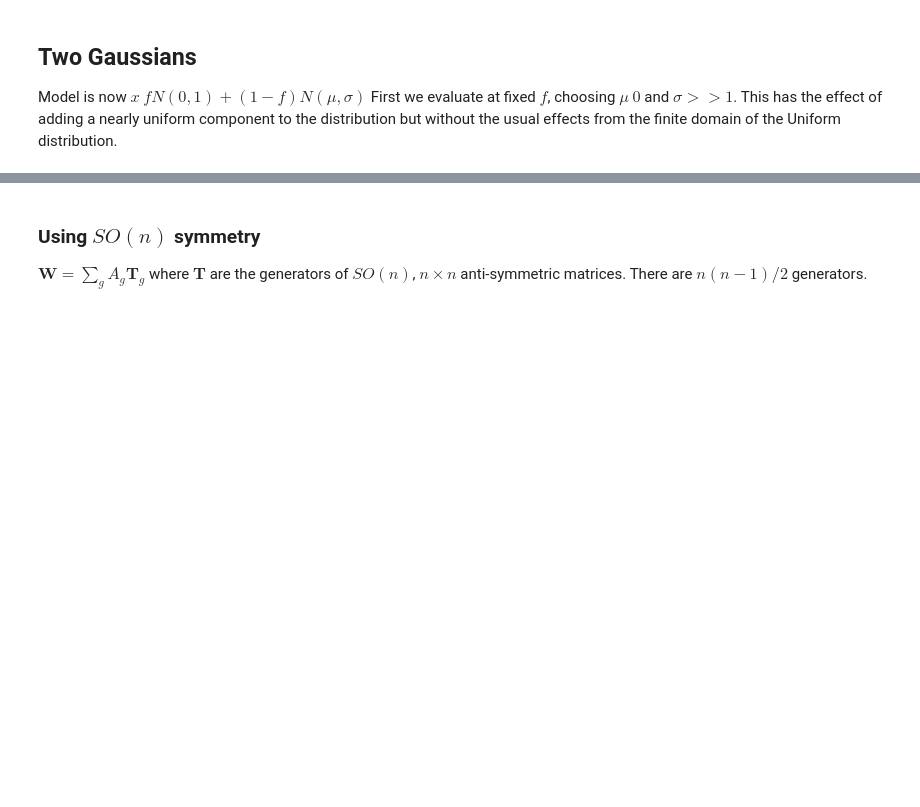
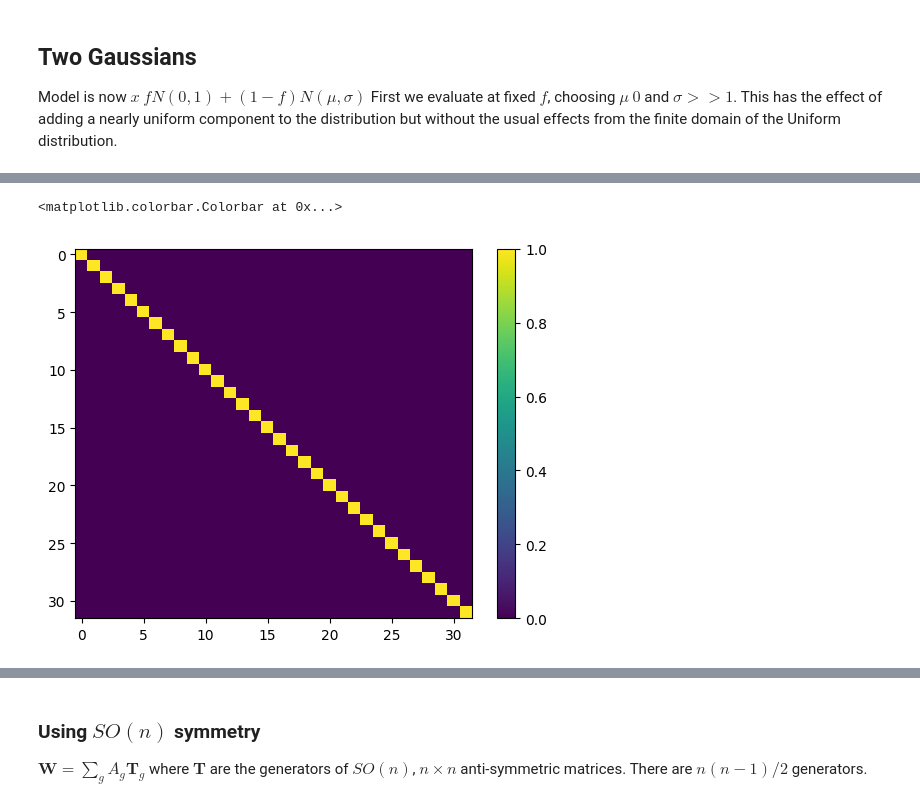
Before and after one commit to angerami/transformer-analysis, a Jupyter notebook: low_rank_SVD_systematics.ipynb, the cells around one changed output, grey strips where cells are left out. Saved outputs shown, nothing was run; the diff lists cells and outputs as text; code cells hidden in the pictures; blank space fills up the shorter version.

```diff
--- a/low_rank_SVD_systematics.ipynb
+++ b/low_rank_SVD_systematics.ipynb
@@ -275,3 +290,21 @@ Theta 0: 4.13
+# %%
+def generate_blocks(n_h, theta):
+    theta = torch.tensor(theta)
+    c, s = torch.cos(theta), torch.sin(theta)
+    M =  torch.tensor([[c, -s], [s, c]])
+    A = M.detach().clone()
+    for idx in range(n_h):
+        A = torch.kron(A, M)
+    return A
+
+bd_mat = generate_blocks(4,0)
+# print(bd_mat.shape)
+# print(bd_mat)
+plt.imshow(bd_mat, cmap='viridis', aspect='auto')
+plt.colorbar()
+# %% [output]
+<matplotlib.colorbar.Colorbar at 0x...>
+[figure, added]
 # %%
 _, axes = plt.subplots(1, 3, figsize=(12, 3))
 w_bins = np.linspace(-1, 1, 201)
```
Also changed, not shown: parts of 11 cells of this notebook, 3 other files.
